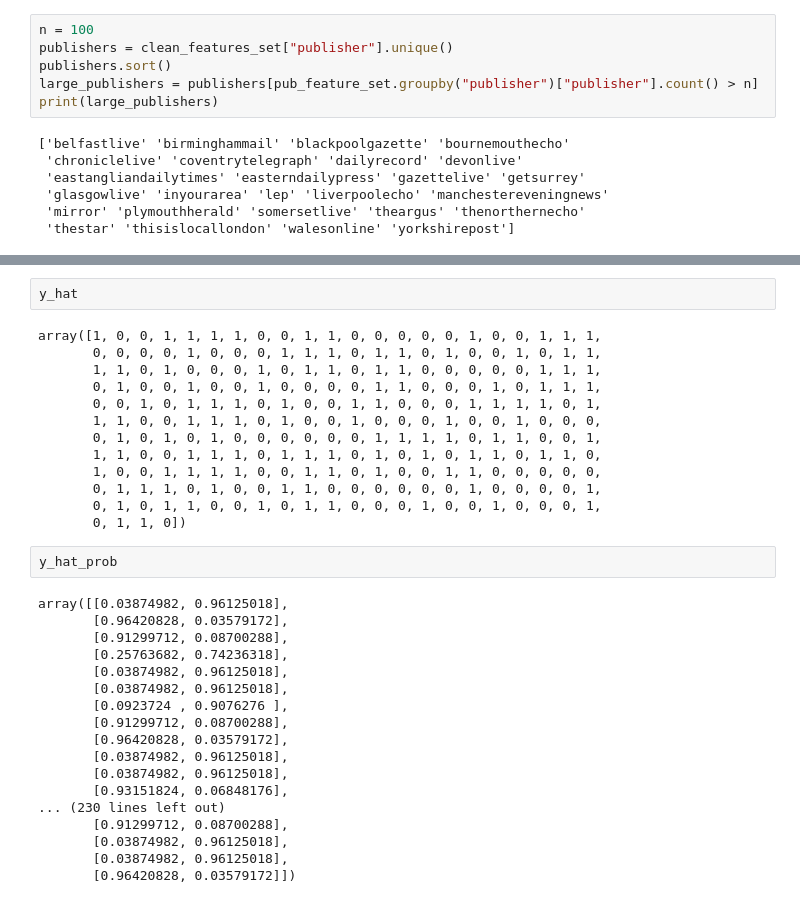
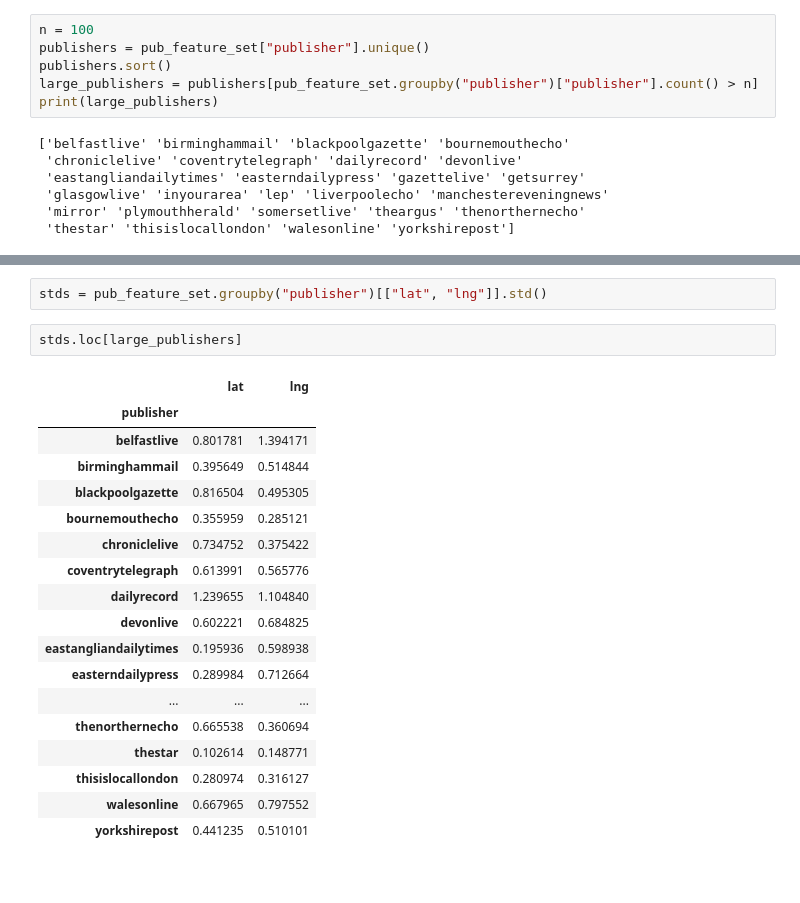
Before and after one commit to ndilsou/location-filter, a Jupyter notebook: notebooks/modelling.ipynb, the cells around one changed output, grey strips where cells are left out. Saved outputs shown, nothing was run; the diff lists cells and outputs as text; blank space fills up the shorter version.

```diff
--- a/notebooks/modelling.ipynb
+++ b/notebooks/modelling.ipynb
@@ -98,6 +103,6 @@ pub_feature_set.head(2)
 # %%
 n = 100
-publishers = clean_features_set["publisher"].unique()
+publishers = pub_feature_set["publisher"].unique()
 publishers.sort()
 large_publishers = publishers[pub_feature_set.groupby("publisher")["publisher"].count() > n]
 print(large_publishers)
@@ -201,38 +335,26 @@ See the caveats in the documentation: http://pandas.pydata.org/pandas-docs/stabl
-# %%
-y_hat
-# %% [output]
-array([1, 0, 0, 1, 1, 1, 1, 0, 0, 1, 1, 0, 0, 0, 0, 0, 1, 0, 0, 1, 1, 1,
-       0, 0, 0, 0, 1, 0, 0, 0, 1, 1, 1, 0, 1, 1, 0, 1, 0, 0, 1, 0, 1, 1,
-       1, 1, 0, 1, 0, 0, 0, 1, 0, 1, 1, 0, 1, 1, 0, 0, 0, 0, 0, 1, 1, 1,
-       0, 1, 0, 0, 1, 0, 0, 1, 0, 0, 0, 0, 1, 1, 0, 0, 0, 1, 0, 1, 1, 1,
-       0, 0, 1, 0, 1, 1, 1, 0, 1, 0, 0, 1, 1, 0, 0, 0, 1, 1, 1, 1, 0, 1,
-       1, 1, 0, 0, 1, 1, 1, 0, 1, 0, 0, 1, 0, 0, 0, 1, 0, 0, 1, 0, 0, 0,
-       0, 1, 0, 1, 0, 1, 0, 0, 0, 0, 0, 0, 1, 1, 1, 1, 0, 1, 1, 0, 0, 1,
-       1, 1, 0, 0, 1, 1, 1, 0, 1, 1, 1, 0, 1, 0, 1, 0, 1, 1, 0, 1, 1, 0,
-       1, 0, 0, 1, 1, 1, 1, 0, 0, 1, 1, 0, 1, 0, 0, 1, 1, 0, 0, 0, 0, 0,
-       0, 1, 1, 1, 0, 1, 0, 0, 1, 1, 0, 0, 0, 0, 0, 0, 1, 0, 0, 0, 0, 1,
-       0, 1, 0, 1, 1, 0, 0, 1, 0, 1, 1, 0, 0, 0, 1, 0, 0, 1, 0, 0, 0, 1,
-       0, 1, 1, 0])
-# %%
-y_hat_prob
-# %% [output]
-array([[0.03874982, 0.96125018],
-       [0.96420828, 0.03579172],
-       [0.91299712, 0.08700288],
-       [0.25763682, 0.74236318],
-       [0.03874982, 0.96125018],
-       [0.03874982, 0.96125018],
-       [0.0923724 , 0.9076276 ],
-       [0.91299712, 0.08700288],
-       [0.96420828, 0.03579172],
-       [0.03874982, 0.96125018],
-       [0.03874982, 0.96125018],
-       [0.93151824, 0.06848176],
-... (230 lines left out)
-       [0.91299712, 0.08700288],
-       [0.03874982, 0.96125018],
-       [0.03874982, 0.96125018],
-       [0.96420828, 0.03579172]])
+# %%
+stds = pub_feature_set.groupby("publisher")[["lat", "lng"]].std()
+# %%
+stds.loc[large_publishers]
+# %% [output]
+|  | lat | lng |
+| publisher |  |  |
+| belfastlive | 0.801781 | 1.394171 |
+| birminghammail | 0.395649 | 0.514844 |
+| blackpoolgazette | 0.816504 | 0.495305 |
+| bournemouthecho | 0.355959 | 0.285121 |
+| chroniclelive | 0.734752 | 0.375422 |
+| coventrytelegraph | 0.613991 | 0.565776 |
+| dailyrecord | 1.239655 | 1.104840 |
+| devonlive | 0.602221 | 0.684825 |
+| eastangliandailytimes | 0.195936 | 0.598938 |
+| easterndailypress | 0.289984 | 0.712664 |
+| ... | ... | ... |
+| thenorthernecho | 0.665538 | 0.360694 |
+| thestar | 0.102614 | 0.148771 |
+| thisislocallondon | 0.280974 | 0.316127 |
+| walesonline | 0.667965 | 0.797552 |
+| yorkshirepost | 0.441235 | 0.510101 |
 # %%
 (sample["Y"] == 0).sum()
 # %% [output]
```
Also changed, not shown: parts of 21 cells of this notebook, 1 other file.
